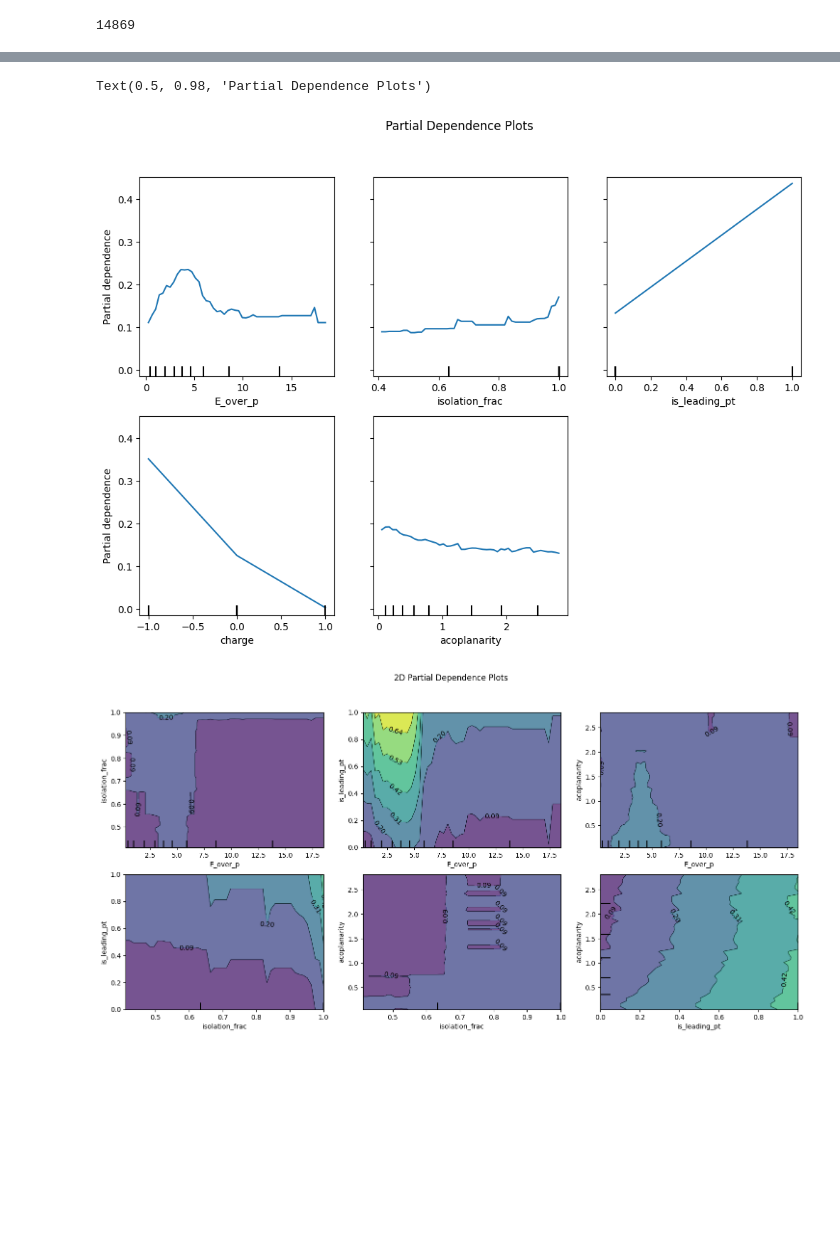
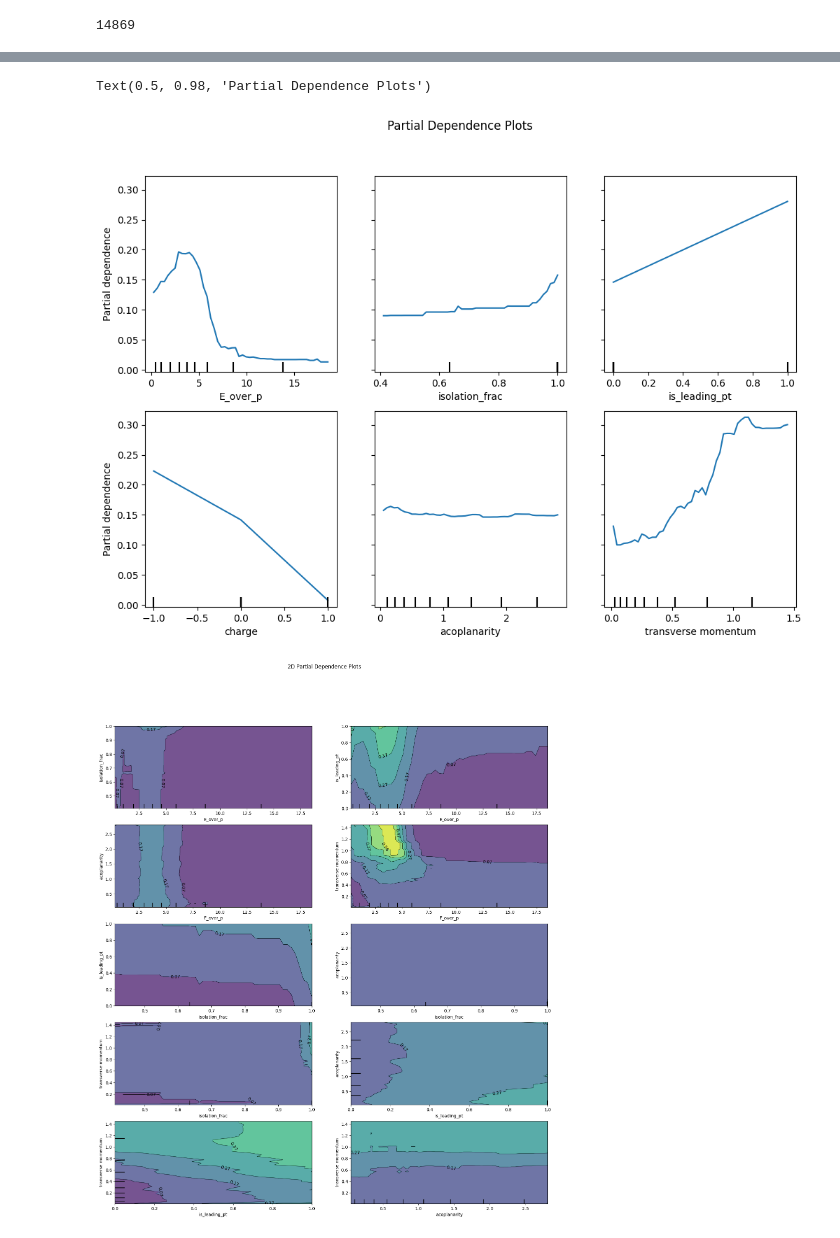
Before and after one commit to nalted/Masters-Project-Public, a Jupyter notebook: projectxg/xgboost_tutorial.ipynb, the cells around one changed output, grey strips where cells are left out. Cells and saved outputs as stored; diff of their text form; code cells hidden in the pictures; blank space fills up the shorter version.

Commit message:
added transverse momentum as a feature

```diff
--- a/projectxg/xgboost_tutorial.ipynb
+++ b/projectxg/xgboost_tutorial.ipynb
@@ -339,6 +343,7 @@ iso_feat = ak.flatten(isolation_frac)
 leading_pt_feat = ak.flatten(is_leading_pt)
 charge_feat = ak.flatten(charge)
 acoplanarity_feat = ak.flatten(acoplanarity)
+pt_feat = ak.flatten(pt)
 labs = ak.flatten(labels)
 
 mask = ak.flatten(matched_calo_E) > 0 # filters for entries with a matched cluster
@@ -347,6 +352,7 @@ iso_feat = iso_feat[mask]
 leading_pt_feat = leading_pt_feat[mask]
 charge_feat = charge_feat[mask]
 acoplanarity_feat = acoplanarity_feat[mask]
+pt_feat = pt_feat[mask]
 labs = labs[mask]
 
 # also apply mask to event-level features and event index
@@ -361,6 +367,7 @@ X_df = pd.DataFrame({
     "is_leading_pt": ak.to_numpy(leading_pt_feat).astype(int), # astype(int) as its a True/ False before
     "charge": ak.to_numpy(charge_feat),
     "acoplanarity": ak.to_numpy(acoplanarity_feat),
+    "pt": ak.to_numpy(pt_feat),
     "Q2": ak.to_numpy(Q2_feat), # these features are carried forward to be used in the efficiency
     "x": ak.to_numpy(x_feat),   # and purity plots, they aren't used for training
     "y": ak.to_numpy(y_feat),
@@ -395,7 +402,7 @@ train_mask = X_df['event_id'].isin(train_events) # new masks to manually split t
 val_mask = X_df['event_id'].isin(val_events)
 
 
-X = np.asarray(X_df[["E_over_p", "isolation_frac", "is_leading_pt", "charge", "acoplanarity"]]) # features for training, converted to numpy arrays for XGBoost
+X = np.asarray(X_df[["E_over_p", "isolation_frac", "is_leading_pt", "charge", "acoplanarity", "pt"]]) # features for training, converted to numpy arrays for XGBoost
 y = np.asarray(y)
 
 X_train = X[train_mask]
@@ -412,7 +419,7 @@ print(f"validating on {len(val_events)} events ({len(X_val)} particles)")
 print(f"true electrons in train: {y_train.sum()}")
 print(f"true electrons in val: {y_val.sum()}")
 
-feature_names = ["E_over_p", "isolation_frac", "is_leading_pt", "charge", "acoplanarity"]
+feature_names = ["E_over_p", "isolation_frac", "is_leading_pt", "charge", "acoplanarity", "transverse momentum"]
 
 
 # training using sklearn API
@@ -834,16 +841,16 @@ plt.show()
 from sklearn.inspection import PartialDependenceDisplay
 features_to_plot = [0, 1, 2, 3, (0, 1), (0, 2)]
 fig, ax = plt.subplots(figsize = (12, 8))
-PartialDependenceDisplay.from_estimator(model, X_val, features = [0, 1, 2, 3, 4], feature_names = feature_names, ax=ax, grid_resolution = 50)
+PartialDependenceDisplay.from_estimator(model, X_val, features = [0, 1, 2, 3, 4, 5], feature_names = feature_names, ax=ax, grid_resolution = 50)
 plt.suptitle("Partial Dependence Plots")
 # %% [output]
 Text(0.5, 0.98, 'Partial Dependence Plots')
-[figure, old version]
+[figure, new version]
 # %%
-pairs = [(0, 1), (0, 2), (0, 4), (1, 2), (1, 4), (2, 4)]
-fig, ax = plt.subplots(2, 3, figsize=(18, 8))
+pairs = [(0, 1), (0, 2), (0, 4), (0, 5), (1,2), (1, 4), (1, 5), (2, 4), (2, 5), (4, 5)]
+fig, ax = plt.subplots(5, 2, figsize=(18, 18))
 PartialDependenceDisplay.from_estimator(model, X_val, features=pairs, feature_names=feature_names, ax=ax, grid_resolution=50, kind="average")
 plt.suptitle("2D Partial Dependence Plots")
 plt.show()
 # %% [output]
-[figure, old version]
+[figure, new version]
```
Also changed, not shown: parts of 13 cells of this notebook.
